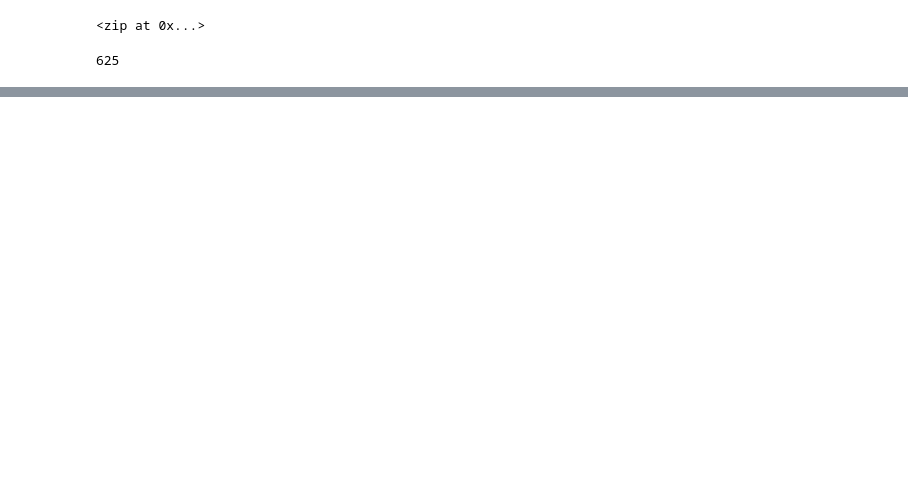
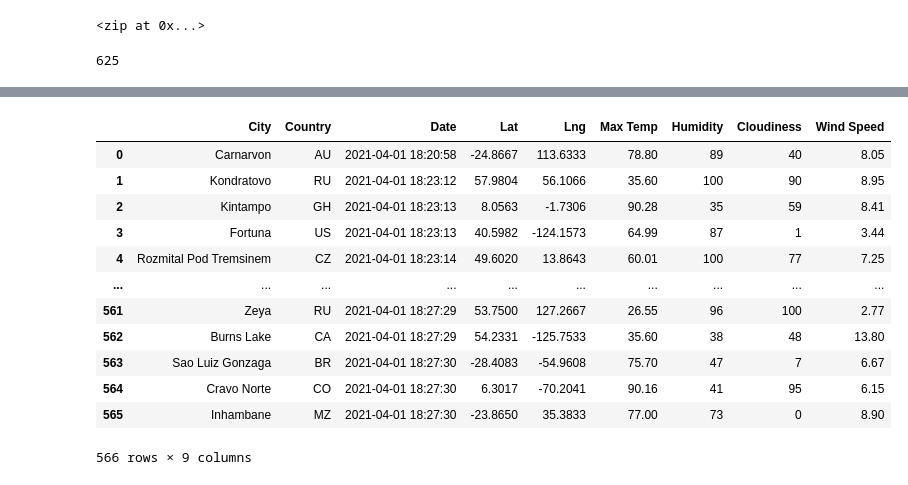
Before and after one commit to jackogross123/World_Weather_Analysis, a Jupyter notebook: WeatherPy.ipynb, the cells around one changed output, grey strips where cells are left out. Drawn from its saved outputs; the diff is of its cells as text; code cells hidden in the pictures; blank space fills up the shorter version.

Commit message:
Adding WeatherPy

```diff
--- a/WeatherPy.ipynb
+++ b/WeatherPy.ipynb
@@ -30,3 +34,7 @@ for coordinate in coordinates:
 len(cities)
 # %% [output]
 625
+# %%
+# Starting URL for Weather Map API Call.
+url = "http://api.openweathermap.org/data/2.5/weather?units=Imperial&APPID=" + weather_api_key
+print(url)
@@ -32,0 +126,4 @@ len(cities)
+# %%
+# convert the array of dictionaries to a Pandas Dataframe
+city_data_df = pd.DataFrame(city_data)
+city_data_df.head(10)
@@ -32,0 +142,18 @@ len(cities)
+# %%
+new_column_order = ["City", "Country", "Date", "Lat", "Lng", "Max Temp", "Humidity", "Cloudiness", "Wind Speed"]
+city_data_df = city_data_df[new_column_order]
+city_data_df
+# %% [output]
+|  | City | Country | Date | Lat | Lng | Max Temp | Humidity | Cloudiness | Wind Speed |
+| 0 | Carnarvon | AU | 2021-04-01 18:20:58 | -24.8667 | 113.6333 | 78.80 | 89 | 40 | 8.05 |
+| 1 | Kondratovo | RU | 2021-04-01 18:23:12 | 57.9804 | 56.1066 | 35.60 | 100 | 90 | 8.95 |
+| 2 | Kintampo | GH | 2021-04-01 18:23:13 | 8.0563 | -1.7306 | 90.28 | 35 | 59 | 8.41 |
+| 3 | Fortuna | US | 2021-04-01 18:23:13 | 40.5982 | -124.1573 | 64.99 | 87 | 1 | 3.44 |
+| 4 | Rozmital Pod Tremsinem | CZ | 2021-04-01 18:23:14 | 49.6020 | 13.8643 | 60.01 | 100 | 77 | 7.25 |
+| ... | ... | ... | ... | ... | ... | ... | ... | ... | ... |
+| 561 | Zeya | RU | 2021-04-01 18:27:29 | 53.7500 | 127.2667 | 26.55 | 96 | 100 | 2.77 |
+| 562 | Burns Lake | CA | 2021-04-01 18:27:29 | 54.2331 | -125.7533 | 35.60 | 38 | 48 | 13.80 |
+| 563 | Sao Luiz Gonzaga | BR | 2021-04-01 18:27:30 | -28.4083 | -54.9608 | 75.70 | 47 | 7 | 6.67 |
+| 564 | Cravo Norte | CO | 2021-04-01 18:27:30 | 6.3017 | -70.2041 | 90.16 | 41 | 95 | 6.15 |
+| 565 | Inhambane | MZ | 2021-04-01 18:27:30 | -23.8650 | 35.3833 | 77.00 | 73 | 0 | 8.90 |
+566 rows × 9 columns
```
Also changed, not shown: parts of 6 cells of this notebook, 4 other files.
